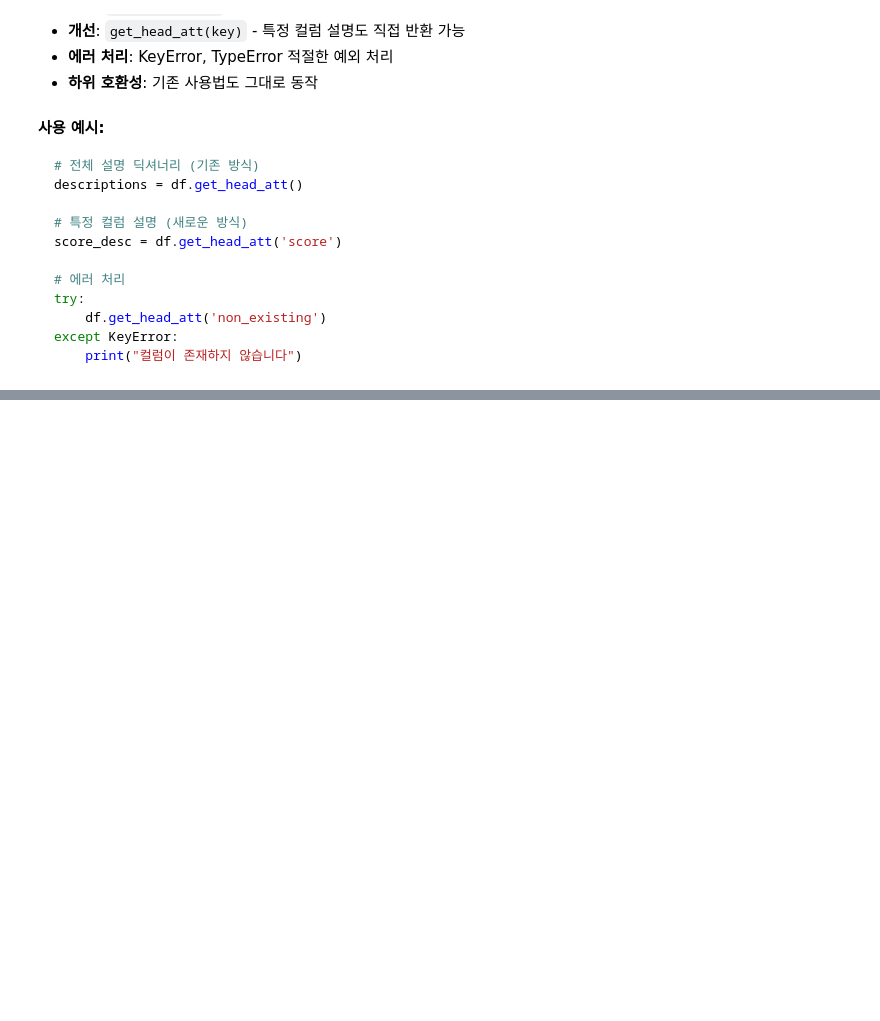
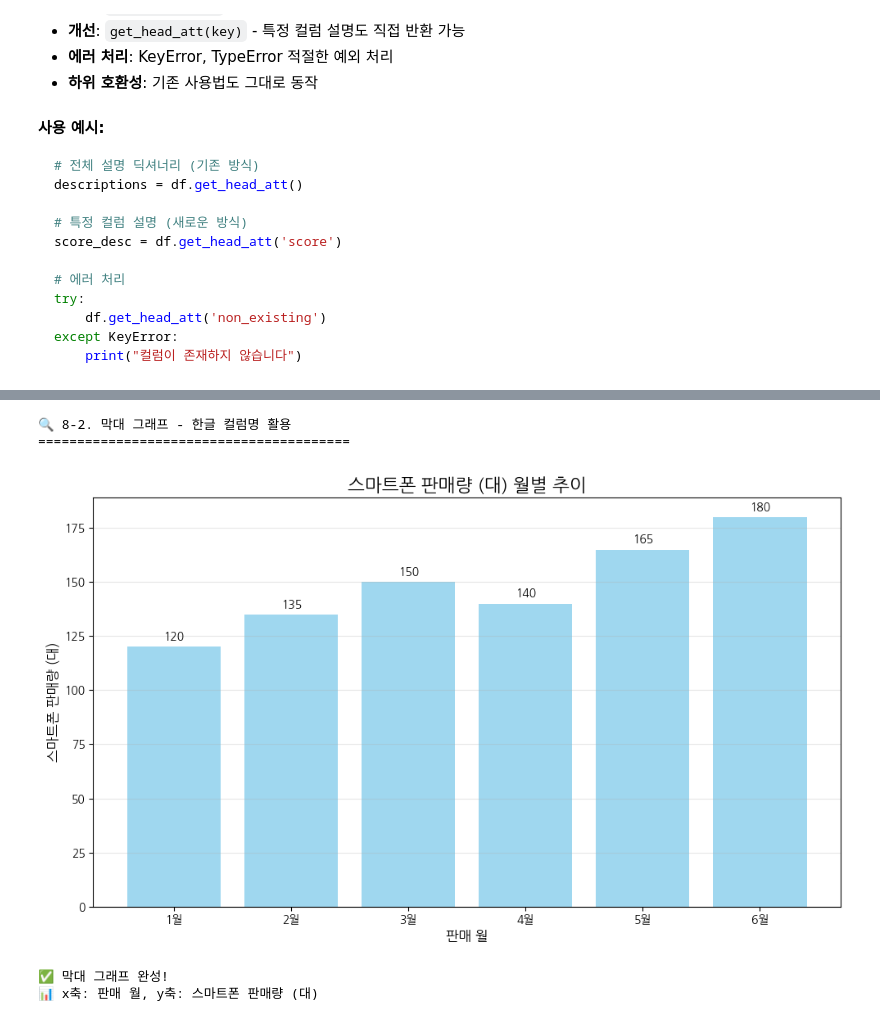
Before and after one commit to c0z0c/jupyter_hangul, a Jupyter notebook: example_usage.ipynb, the cells around one changed output, grey strips where cells are left out. Saved outputs shown, nothing was run; the diff lists cells and outputs as text; code cells hidden in the pictures; blank space fills up the shorter version.

```diff
--- a/example_usage.ipynb
+++ b/example_usage.ipynb
@@ -592,0 +643,32 @@ except KeyError:
+# %%
+print("🔍 8-2. 막대 그래프 - 한글 컬럼명 활용")
+print("=" * 40)
+
+# get_head_att()로 한글 컬럼명 가져오기
+att_dict = sales_df.get_head_att()
+
+# 월별 스마트폰 판매량 막대 그래프
+plt.figure(figsize=(10, 6))
+plt.bar(sales_df['month'], sales_df['smartphone'], color='skyblue', alpha=0.8)
+
+# 한글 제목과 레이블 설정
+plt.title(f'{att_dict["smartphone"]} 월별 추이', fontsize=16, fontweight='bold')
+plt.xlabel(att_dict['month'], fontsize=12)
+plt.ylabel(att_dict['smartphone'], fontsize=12)
+
+# 그래프 꾸미기
+plt.grid(axis='y', alpha=0.3)
+for i, v in enumerate(sales_df['smartphone']):
+    plt.text(i, v + 2, str(v), ha='center', va='bottom', fontweight='bold')
+
+plt.tight_layout()
+plt.show()
+
+print(f"✅ 막대 그래프 완성!")
+print(f"📊 x축: {att_dict['month']}, y축: {att_dict['smartphone']}")
+# %% [output]
+🔍 8-2. 막대 그래프 - 한글 컬럼명 활용
+========================================
+[figure, added]
+✅ 막대 그래프 완성!
+📊 x축: 판매 월, y축: 스마트폰 판매량 (대)
```
Also changed, not shown: parts of 20 cells of this notebook, 1 other file.
